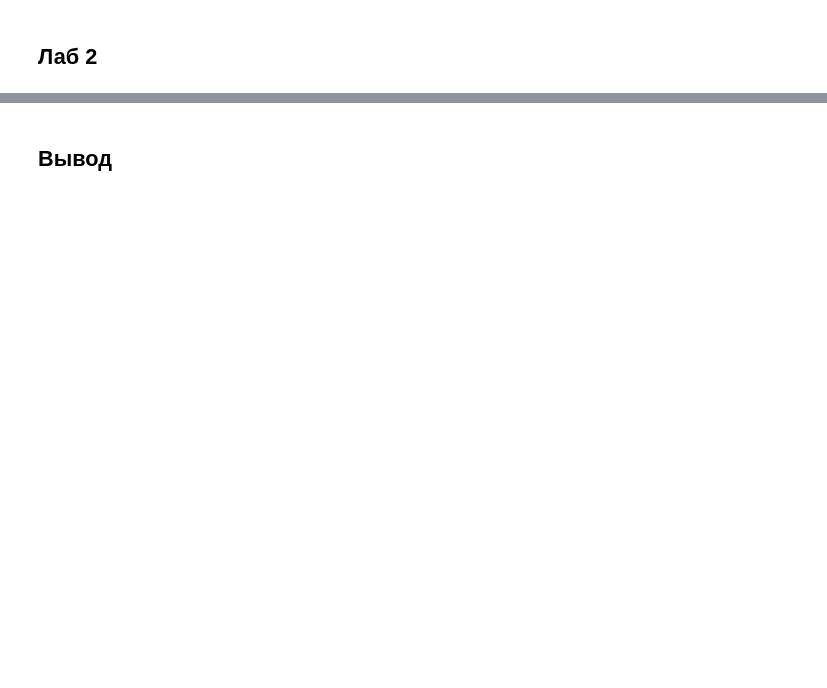
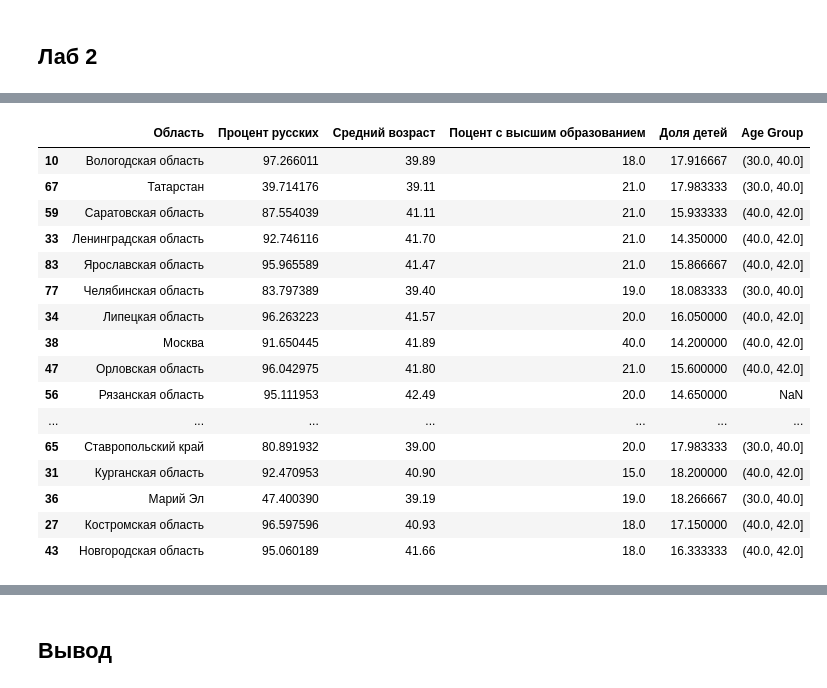
Before and after one commit to Aleshka5/Theory-of-Probability, a Jupyter notebook: research.ipynb, the cells around one changed output, grey strips where cells are left out. Cells and saved outputs as stored; diff of their text form; code cells hidden in the pictures; blank space fills up the shorter version.

```diff
--- a/research.ipynb
+++ b/research.ipynb
@@ -181,0 +182,21 @@ plt.show()
+# %%
+sample = df.sample(20,replace=False,random_state=1)
+sample
+# %% [output]
+|  | Область | Процент русских | Средний возраст | Поцент с высшим образованием | Доля детей | Age Group |
+| 10 | Вологодская область | 97.266011 | 39.89 | 18.0 | 17.916667 | (30.0, 40.0] |
+| 67 | Татарстан | 39.714176 | 39.11 | 21.0 | 17.983333 | (30.0, 40.0] |
+| 59 | Саратовская область | 87.554039 | 41.11 | 21.0 | 15.933333 | (40.0, 42.0] |
+| 33 | Ленинградская область | 92.746116 | 41.70 | 21.0 | 14.350000 | (40.0, 42.0] |
+| 83 | Ярославская область | 95.965589 | 41.47 | 21.0 | 15.866667 | (40.0, 42.0] |
+| 77 | Челябинская область | 83.797389 | 39.40 | 19.0 | 18.083333 | (30.0, 40.0] |
+| 34 | Липецкая область | 96.263223 | 41.57 | 20.0 | 16.050000 | (40.0, 42.0] |
+| 38 | Москва | 91.650445 | 41.89 | 40.0 | 14.200000 | (40.0, 42.0] |
+| 47 | Орловская область | 96.042975 | 41.80 | 21.0 | 15.600000 | (40.0, 42.0] |
+| 56 | Рязанская область | 95.111953 | 42.49 | 20.0 | 14.650000 | NaN |
+| ... | ... | ... | ... | ... | ... | ... |
+| 65 | Ставропольский край | 80.891932 | 39.00 | 20.0 | 17.983333 | (30.0, 40.0] |
+| 31 | Курганская область | 92.470953 | 40.90 | 15.0 | 18.200000 | (40.0, 42.0] |
+| 36 | Марий Эл | 47.400390 | 39.19 | 19.0 | 18.266667 | (30.0, 40.0] |
+| 27 | Костромская область | 96.597596 | 40.93 | 18.0 | 17.150000 | (40.0, 42.0] |
+| 43 | Новгородская область | 95.060189 | 41.66 | 18.0 | 16.333333 | (40.0, 42.0] |
```
Also changed, not shown: parts of 44 cells of this notebook, 11 other files.
